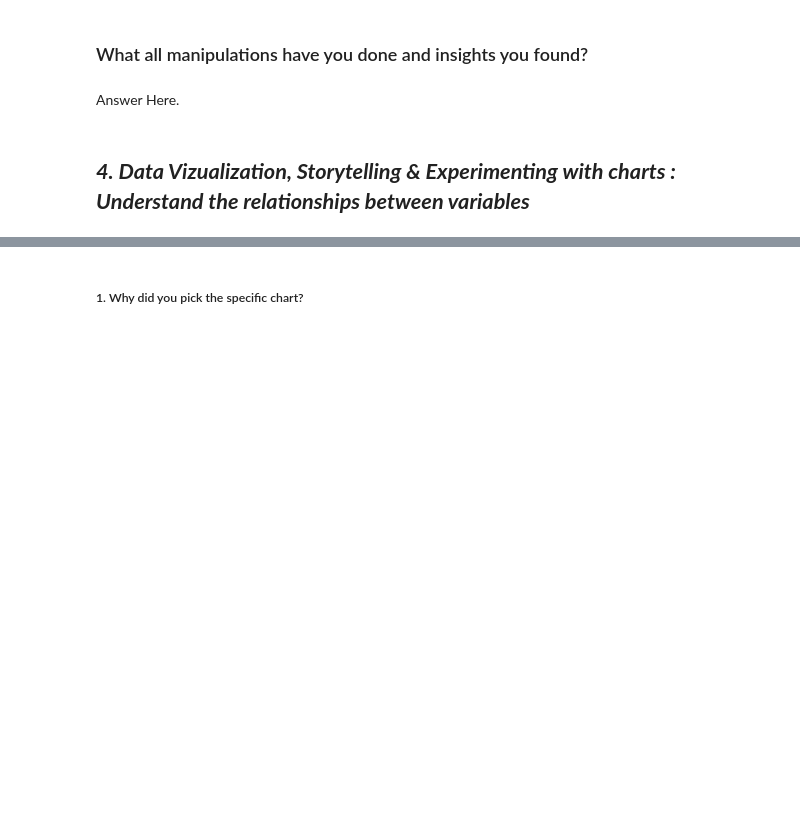
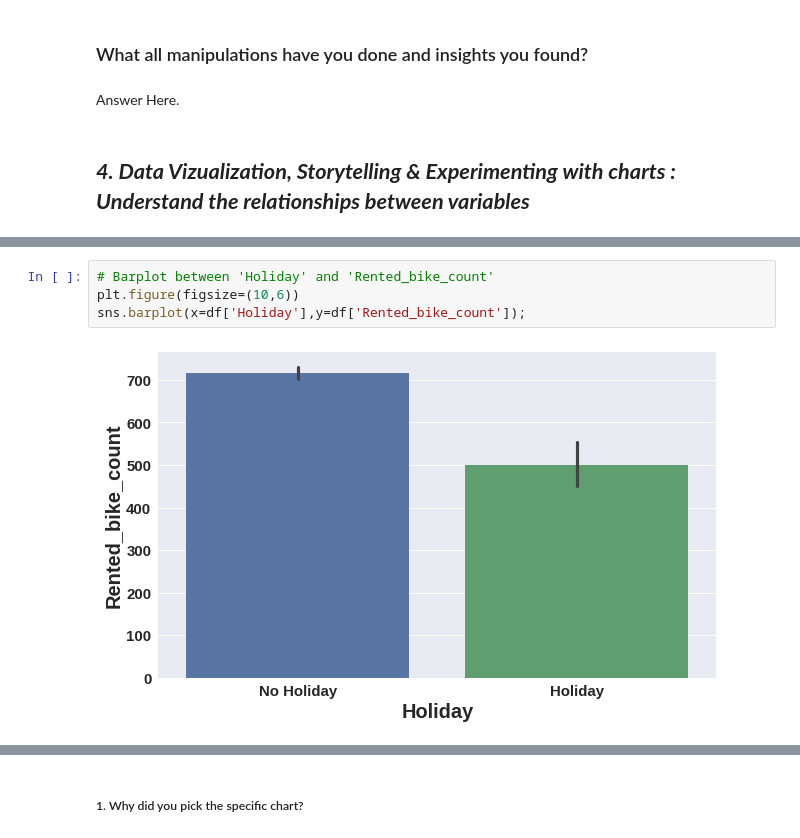
Before and after one commit to 7-sumit/Bike-Sharing-Demand-Prediction, a Jupyter notebook: Bike_Sharing_Demand_Prediction.ipynb, the cells around one changed output, grey strips where cells are left out. Saved outputs shown, nothing was run; the diff lists cells and outputs as text; blank space fills up the shorter version.

```diff
--- a/Bike_Sharing_Demand_Prediction.ipynb
+++ b/Bike_Sharing_Demand_Prediction.ipynb
@@ -351,0 +383,6 @@ Answer Here.
+# %%
+# Barplot between 'Holiday' and 'Rented_bike_count'
+plt.figure(figsize=(10,6))
+sns.barplot(x=df['Holiday'],y=df['Rented_bike_count']);
+# %% [output]
+[figure, added]
```
Also changed, not shown: parts of 24 cells of this notebook.
